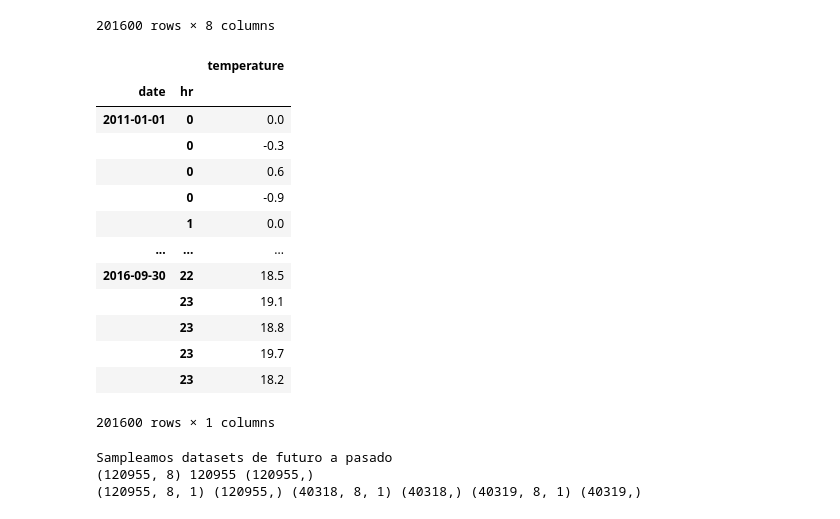
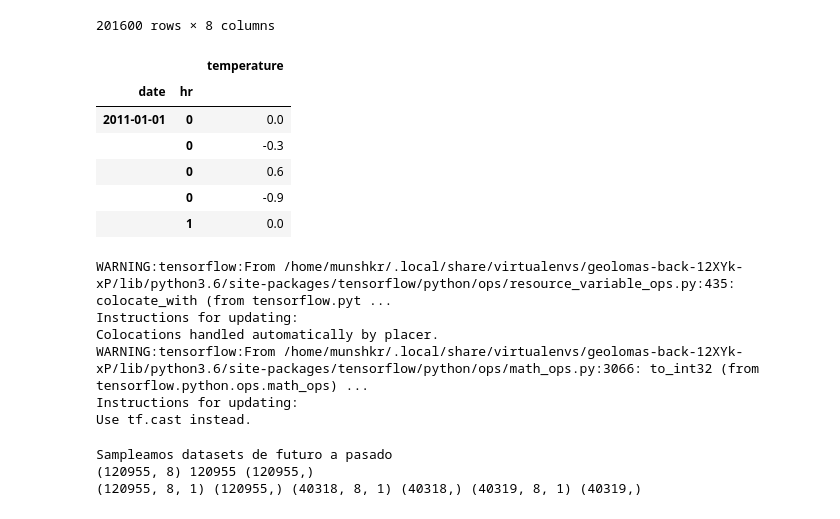
Before and after one commit to undp/satlomas-back, a Jupyter notebook: notebooks/db_predictions_ploting.ipynb, the cells around one changed output. Cells and saved outputs as stored; diff of their text form; code cells hidden in the pictures.

```diff
--- a/notebooks/db_predictions_ploting.ipynb
+++ b/notebooks/db_predictions_ploting.ipynb
@@ -113,26 +111,29 @@ Dataset from database of shape (201600, 2)
 # %%
 from geolomasexp.feature import get_dataset_from_series, get_interest_variable
 time_series_dset = get_interest_variable(dataframe_temp, 'inme',
                                                  'date', 'hr','temperature',
                                                  'A620')
-time_series_dset
+time_series_dset.head()
 # %% [output]
 |  |  | temperature |
 | date | hr |  |
 | 2011-01-01 | 0 | 0.0 |
 |  | 0 | -0.3 |
 |  | 0 | 0.6 |
 |  | 0 | -0.9 |
 |  | 1 | 0.0 |
-| ... | ... | ... |
-| 2016-09-30 | 22 | 18.5 |
-|  | 23 | 19.1 |
-|  | 23 | 18.8 |
-|  | 23 | 19.7 |
-|  | 23 | 18.2 |
-201600 rows × 1 columns
 # %%
 from geolomasexp.feature import series_to_supervised
+
+model_package_name = '../../geolomas-exp/models/esp:10_eps:200_loss:mean_squared_error_opt:adam_pstps:8_sensor:A620_var:temperature_basenet:4.4_midnet:4.2_hyperoptpars:[2][2][0.1, 0.3]1_model_hyperopt_package_2020-04-22_22:26:47.model'
+#model_package_name = '../models/esp:10_eps:200_loss:mean_squared_error_opt:adam_pstps:8_sensor:A620_var:temperature_basenet:4.4_midnet:4.2_hyperoptpars:[2][2][0.1, 0.3]1_model_hyperopt_package_2020-04-22_23:09:03.model'
+
+with open(model_package_name, 'rb') as file_pi:
+    model_package = pickle.load(file_pi)
+
+scaler = model_package['scaler']
+
+
 # obtenemos los valores como una matriz
 values = time_series_dset.values
 # ensure all data is float
@@ -142,6 +143,13 @@ scaled = scaler.transform(values)
 scaled = pd.DataFrame(scaled,columns=time_series_dset.columns)# frame as supervised learning
 
 reframed = series_to_supervised(scaled, 8, 1)
+# %% [output]
+WARNING:tensorflow:From /home/munshkr/.local/share/virtualenvs/geolomas-back-12XYk-xP/lib/python3.6/site-packages/tensorflow/python/ops/resource_variable_ops.py:435: colocate_with (from tensorflow.pyt ...
+Instructions for updating:
+Colocations handled automatically by placer.
+WARNING:tensorflow:From /home/munshkr/.local/share/virtualenvs/geolomas-back-12XYk-xP/lib/python3.6/site-packages/tensorflow/python/ops/math_ops.py:3066: to_int32 (from tensorflow.python.ops.math_ops) ...
+Instructions for updating:
+Use tf.cast instead.
 # %%
 from geolomasexp.model import (build_lstm_nnet, eval_regression_performance,
                                fit_model, train_val_test_split)
```
Also changed, not shown: parts of 8 cells of this notebook.
